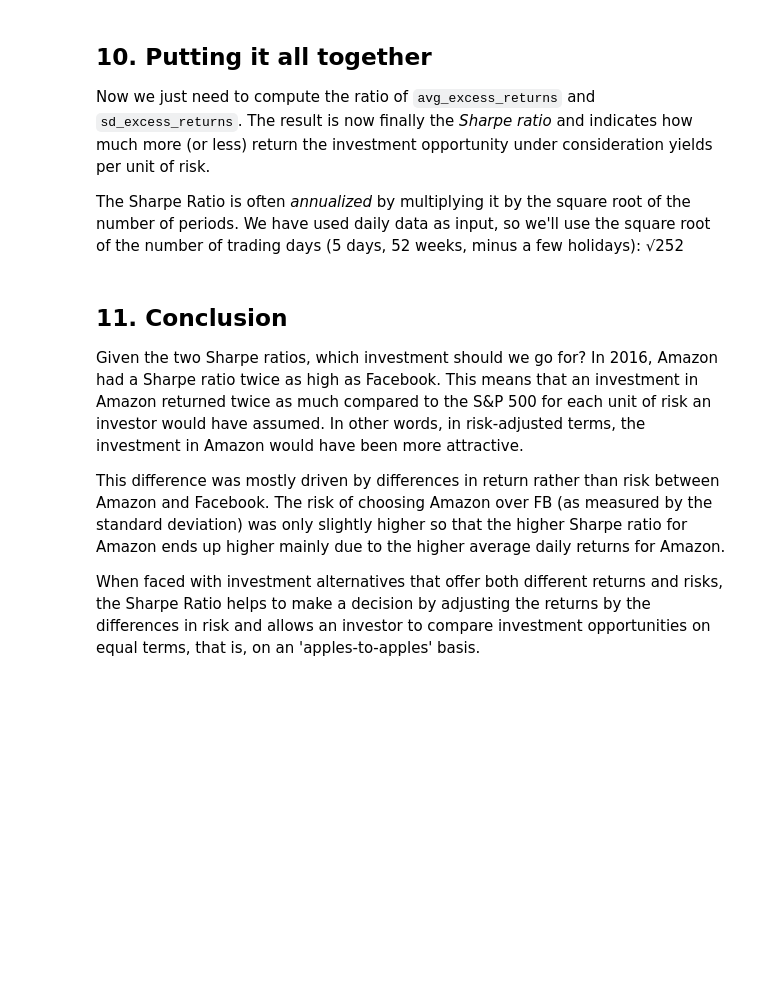
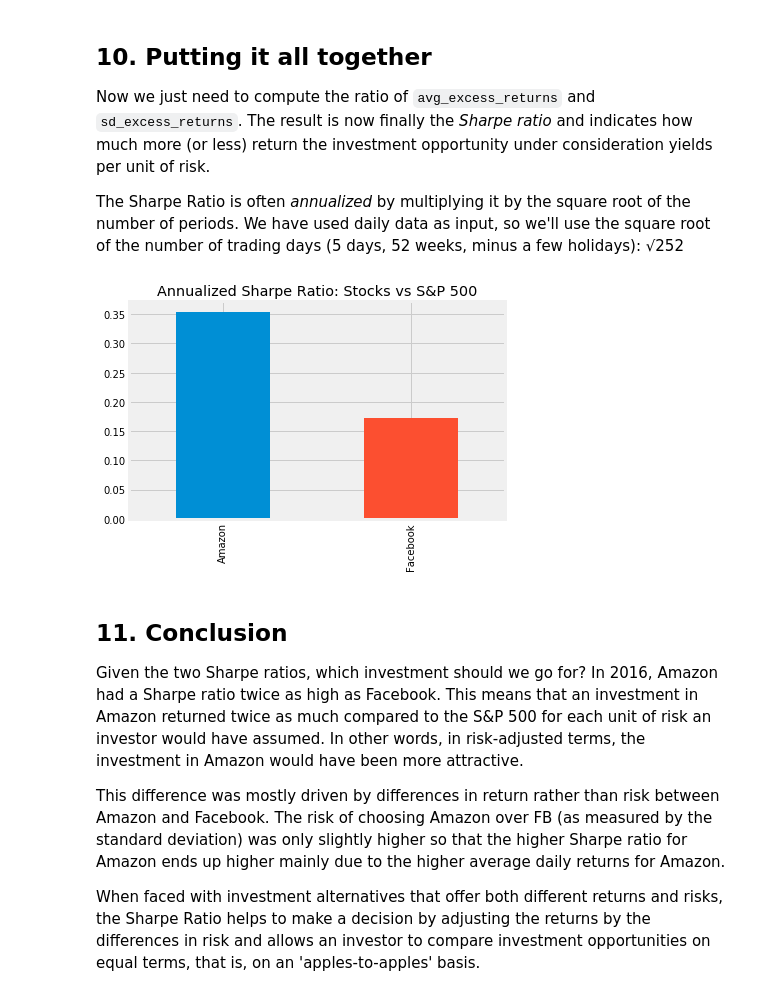
Before and after one commit to leighirving/sharpe-ratio, a Jupyter notebook: notebook.ipynb, the cells around one changed output. Cells and saved outputs as stored; diff of their text form; code cells hidden in the pictures; blank space fills up the shorter version.

Commit message:
Calculate and visualize the Sharpe ratio

```diff
--- a/notebook.ipynb
+++ b/notebook.ipynb
@@ -193,14 +193,16 @@ sd_excess_return.plot.bar(title='Standard Deviation of the Return Difference');
 <p>The Sharpe Ratio is often <em>annualized</em> by multiplying it by the square root of the number of periods. We have used daily data as input, so we'll use the square root of the number of trading days (5 days, 52 weeks, minus a few holidays): √252</p>
 # %%
 # calculate the daily sharpe ratio
-daily_sharpe_ratio = ...
+daily_sharpe_ratio = avg_excess_return.div(sd_excess_return)
 
 # annualize the sharpe ratio
-annual_factor = ...
-annual_sharpe_ratio = ...
+annual_factor = np.sqrt(252)
+annual_sharpe_ratio = daily_sharpe_ratio.mul(annual_factor)
 
 # plot the annualized sharpe ratio
-# ... YOUR CODE FOR TASK 10 HERE ...
+annual_sharpe_ratio.plot.bar(title='Annualized Sharpe Ratio: Stocks vs S&P 500');
+# %% [output]
+[figure, added]
 # %% [markdown]
 ## 11. Conclusion
 <p>Given the two Sharpe ratios, which investment should we go for? In 2016, Amazon had a Sharpe ratio twice as high as Facebook. This means that an investment in Amazon returned twice as much compared to the S&amp;P 500 for each unit of risk an investor would have assumed. In other words, in risk-adjusted terms, the investment in Amazon would have been more attractive.</p>
```
